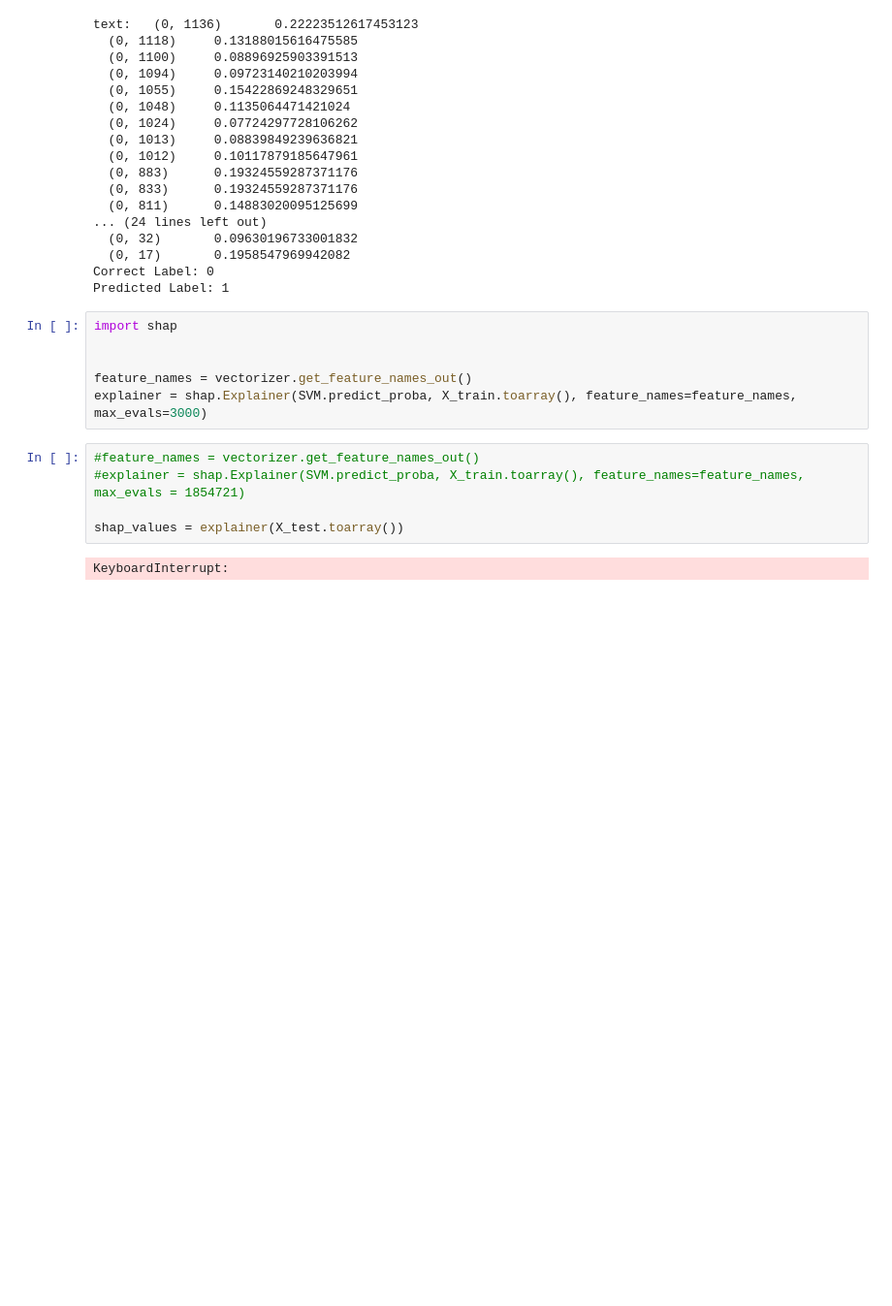
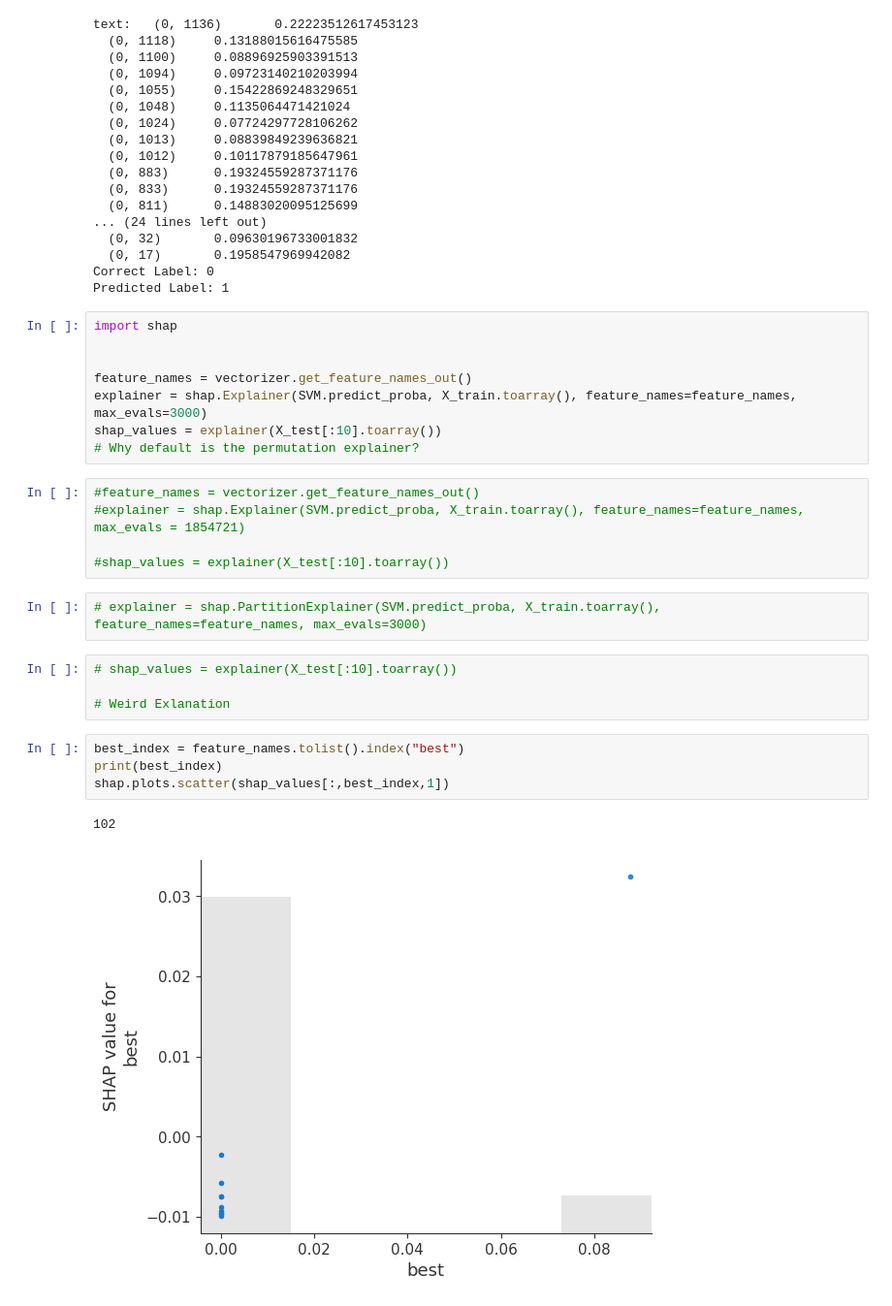
Before and after one commit to wideraHannes/SHAP-In-NLP, a Jupyter notebook: Sentiment/models/svm.ipynb, the cells around one changed output. Shown at 97% size. Cells and saved outputs as stored; diff of their text form; blank space fills up the shorter version.

```diff
--- a/Sentiment/models/svm.ipynb
+++ b/Sentiment/models/svm.ipynb
@@ -171,10 +176,23 @@ import shap
 
 feature_names = vectorizer.get_feature_names_out()
 explainer = shap.Explainer(SVM.predict_proba, X_train.toarray(), feature_names=feature_names, max_evals=3000)
+shap_values = explainer(X_test[:10].toarray())
+# Why default is the permutation explainer?
 # %%
 #feature_names = vectorizer.get_feature_names_out()
 #explainer = shap.Explainer(SVM.predict_proba, X_train.toarray(), feature_names=feature_names, max_evals = 1854721)
 
-shap_values = explainer(X_test.toarray())
+#shap_values = explainer(X_test[:10].toarray())
-# %% [output]
-KeyboardInterrupt:
+# %%
+# explainer = shap.PartitionExplainer(SVM.predict_proba, X_train.toarray(), feature_names=feature_names, max_evals=3000)
+# %%
+# shap_values = explainer(X_test[:10].toarray())
+
+# Weird Exlanation
+# %%
+best_index = feature_names.tolist().index("best")
+print(best_index)
+shap.plots.scatter(shap_values[:,best_index,1])
+# %% [output]
+102
+[figure, added]
```
Also changed, not shown: parts of 10 cells of this notebook, 3 other files.
